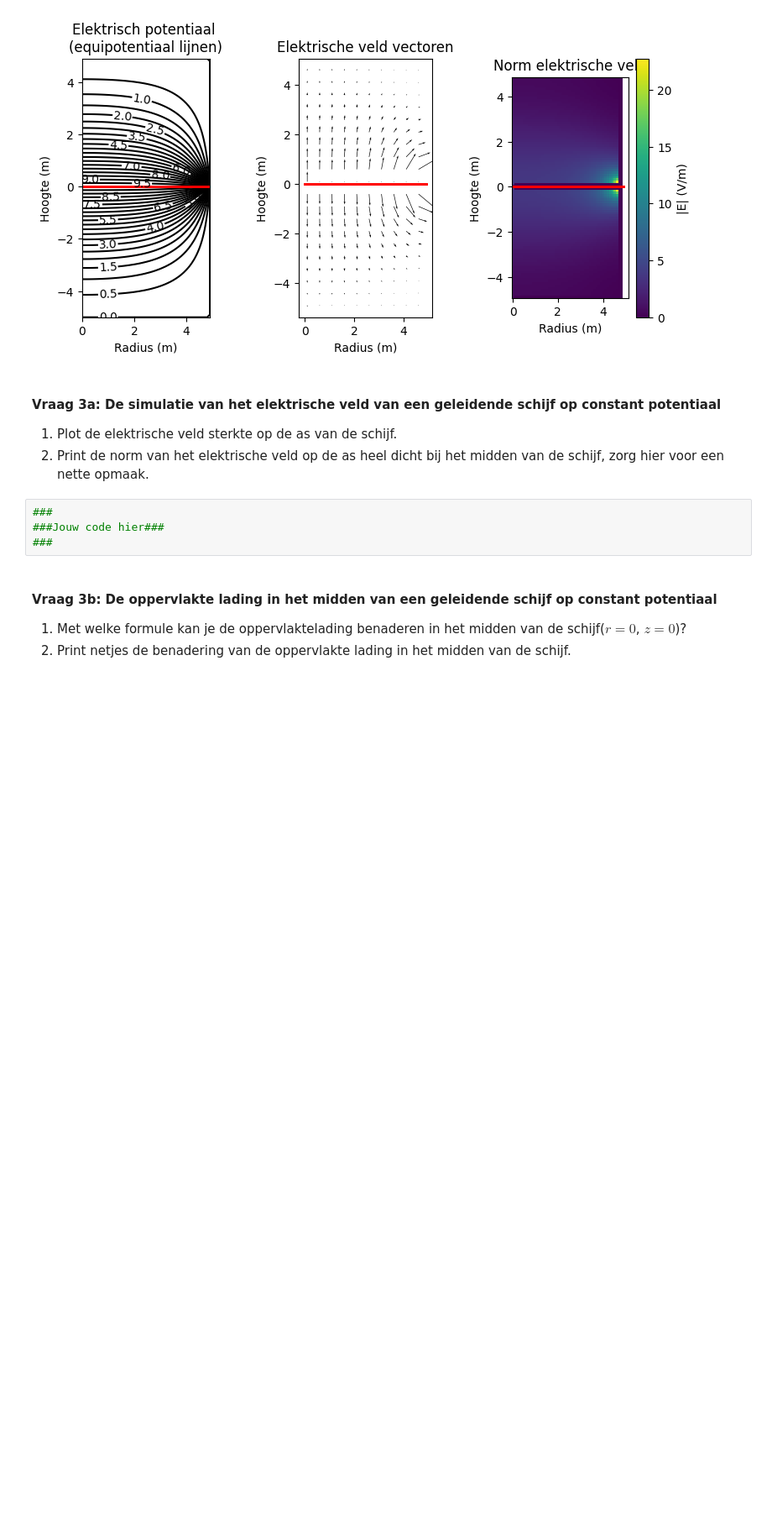
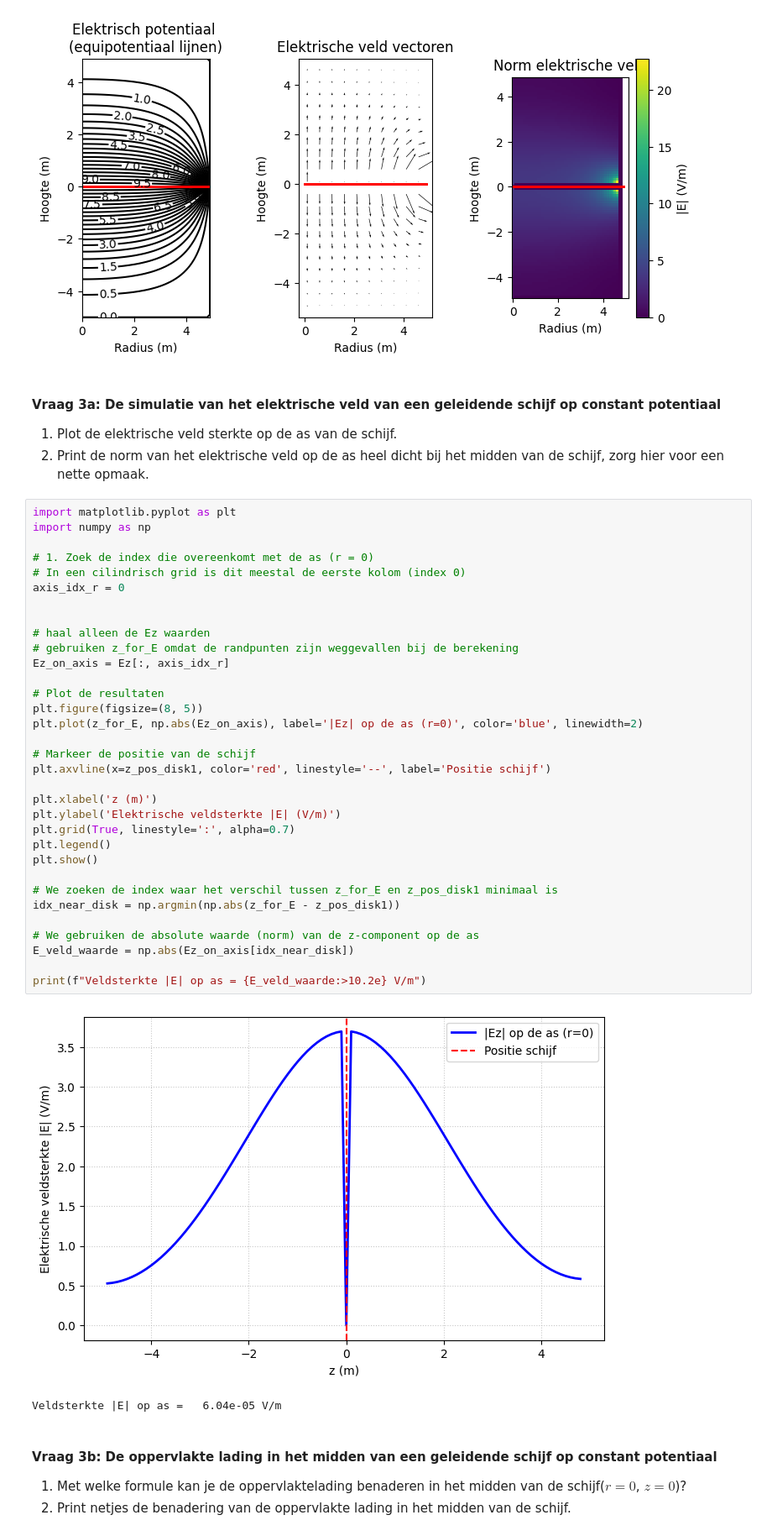
Before and after one commit to cedricleiden/DEF-D-opdrachten-Cedric-Peignier, a Jupyter notebook: DigitaleOntwerpopdrachten/1CondensatorOpdracht/CondensatorOntwerpopdracht.ipynb, the cells around one changed output. Shown at 84% size. Cells and saved outputs as stored; diff of their text form; blank space fills up the shorter version.

```diff
--- a/DigitaleOntwerpopdrachten/1CondensatorOpdracht/CondensatorOntwerpopdracht.ipynb
+++ b/DigitaleOntwerpopdrachten/1CondensatorOpdracht/CondensatorOntwerpopdracht.ipynb
@@ -397,9 +401,41 @@ plot_results_disk(Ez, Er, normE, V, r, z, grid_step, disk_radius, z_pos_disk1, z
 1. Plot de elektrische veld sterkte op de as van de schijf.
 2. Print de norm van het elektrische veld op de as heel dicht bij het midden van de schijf, zorg hier voor een nette opmaak.
 # %%
-###
-###Jouw code hier###
-###
+import matplotlib.pyplot as plt
+import numpy as np
+
+# 1. Zoek de index die overeenkomt met de as (r = 0)
+# In een cilindrisch grid is dit meestal de eerste kolom (index 0)
+axis_idx_r = 0
+
+
+# haal alleen de Ez waarden
+# gebruiken z_for_E omdat de randpunten zijn weggevallen bij de berekening
+Ez_on_axis = Ez[:, axis_idx_r]
+
+# Plot de resultaten
+plt.figure(figsize=(8, 5))
+plt.plot(z_for_E, np.abs(Ez_on_axis), label='|Ez| op de as (r=0)', color='blue', linewidth=2)
+
+# Markeer de positie van de schijf
+plt.axvline(x=z_pos_disk1, color='red', linestyle='--', label='Positie schijf')
+
+plt.xlabel('z (m)')
+plt.ylabel('Elektrische veldsterkte |E| (V/m)')
+plt.grid(True, linestyle=':', alpha=0.7)
+plt.legend()
+plt.show()
+
+# We zoeken de index waar het verschil tussen z_for_E en z_pos_disk1 minimaal is
+idx_near_disk = np.argmin(np.abs(z_for_E - z_pos_disk1))
+
+# We gebruiken de absolute waarde (norm) van de z-component op de as
+E_veld_waarde = np.abs(Ez_on_axis[idx_near_disk])
+
+print(f"Veldsterkte |E| op as = {E_veld_waarde:>10.2e} V/m")
+# %% [output]
+[figure, added]
+Veldsterkte |E| op as =   6.04e-05 V/m
 # %% [markdown]
 #### Vraag 3b: De oppervlakte lading in het midden van een geleidende schijf op constant potentiaal
 
```
Also changed, not shown: parts of 3 cells of this notebook.
